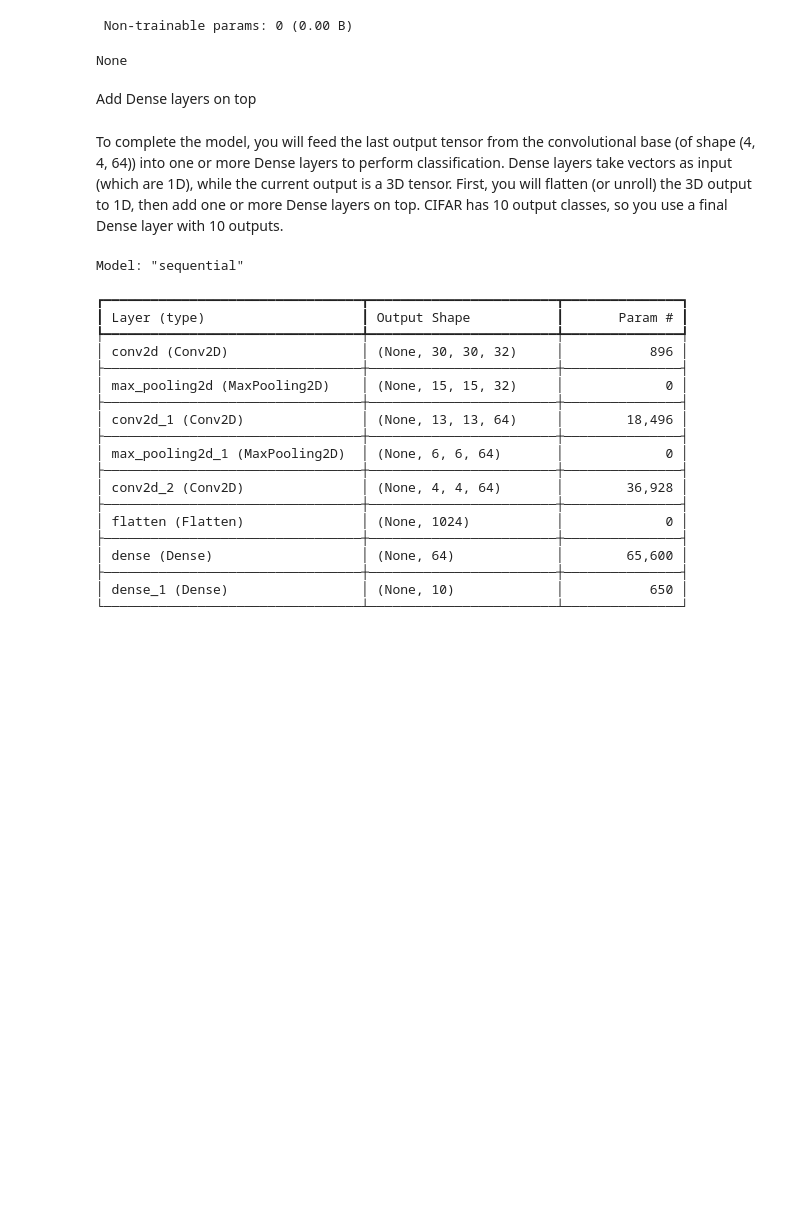
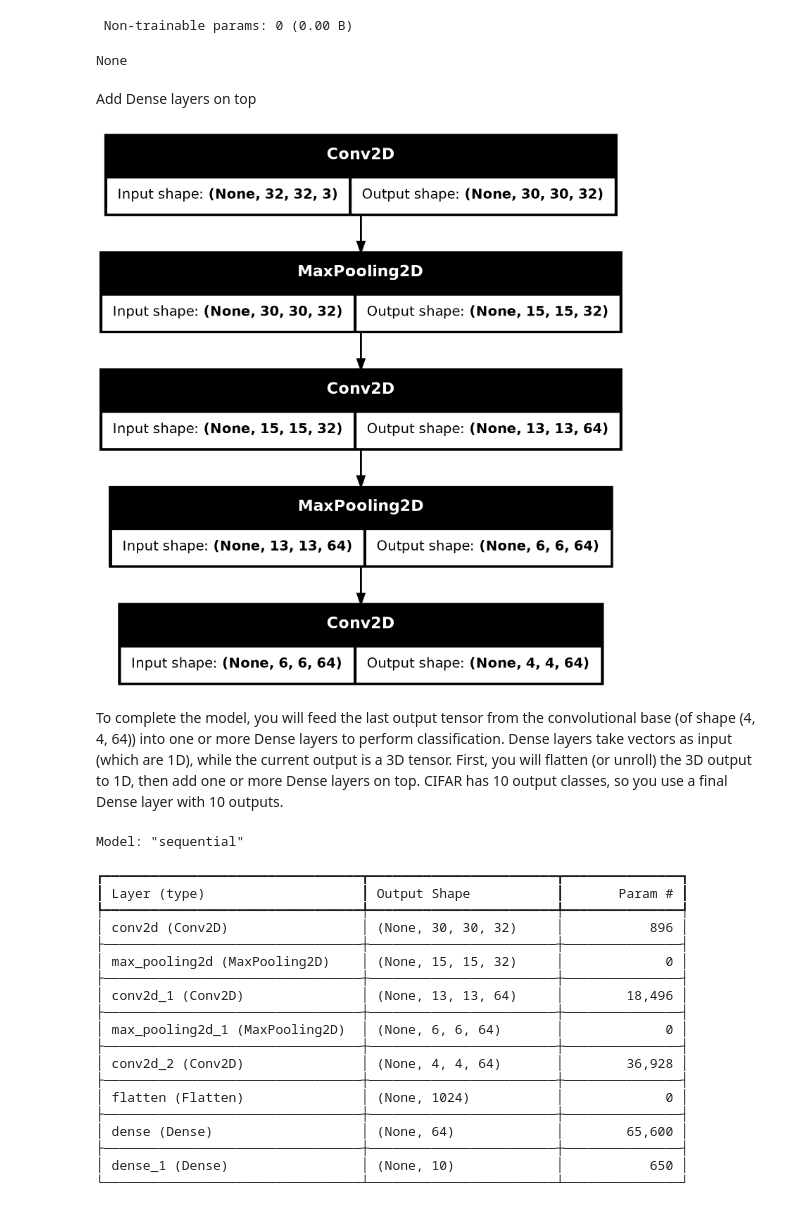
Before and after one commit to kelvinprabhu/DeepLearning_Exercise, a Jupyter notebook: CNN/2448501.ipynb, the cells around one changed output. Drawn from its saved outputs; the diff is of its cells as text; code cells hidden in the pictures; blank space fills up the shorter version.

```diff
--- a/CNN/2448501.ipynb
+++ b/CNN/2448501.ipynb
@@ -78,6 +90,10 @@ Model: "sequential"
 None
 # %% [markdown]
 Add Dense layers on top
+# %%
+tf.keras.utils.plot_model(model, show_shapes=True)
+# %% [output]
+[figure, added]
 # %% [markdown]
 To complete the model, you will feed the last output tensor from the convolutional base (of shape (4, 4, 64)) into one or more Dense layers to perform classification. Dense layers take vectors as input (which are 1D), while the current output is a 3D tensor. First, you will flatten (or unroll) the 3D output to 1D, then add one or more Dense layers on top. CIFAR has 10 output classes, so you use a final Dense layer with 10 outputs.
 # %%
```
Also changed, not shown: parts of 7 cells of this notebook, 4 other files.
